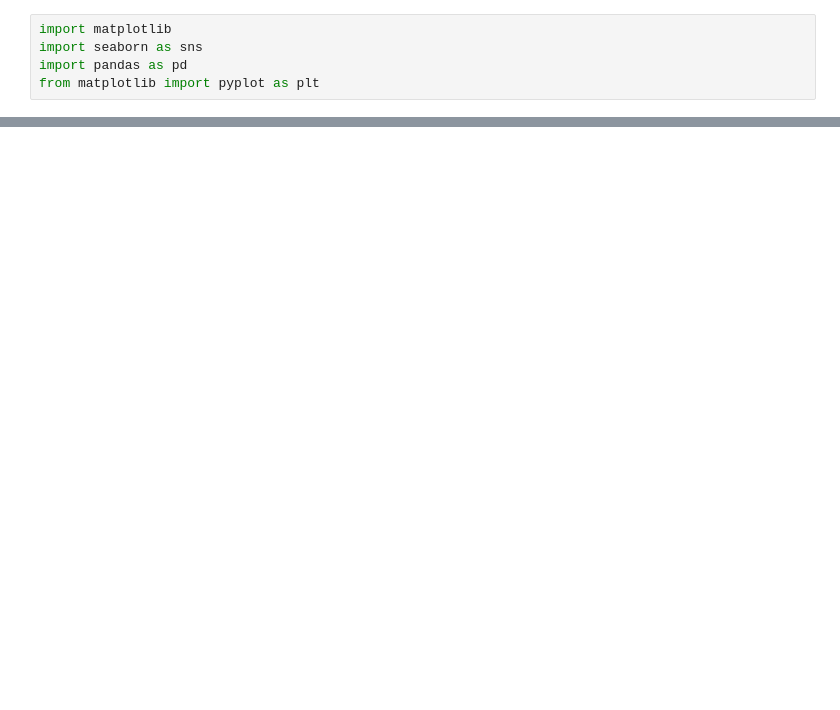
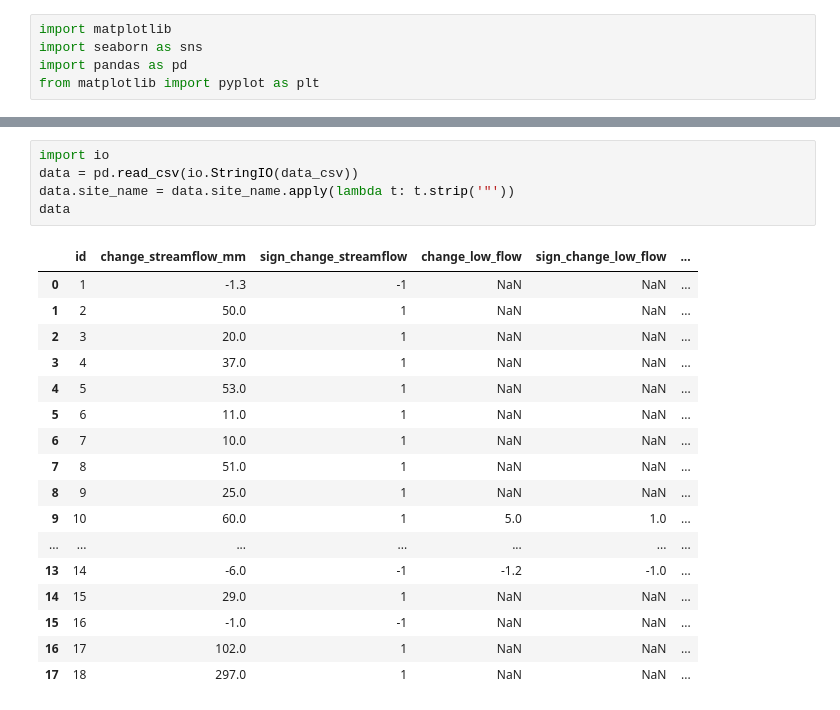
Before and after one commit to rusucosmin/dv, a Jupyter notebook: prototype_plots.ipynb, the cells around one changed output, grey strips where cells are left out. Saved outputs shown, nothing was run; the diff lists cells and outputs as text; blank space fills up the shorter version.

```diff
--- a/prototype_plots.ipynb
+++ b/prototype_plots.ipynb
@@ -93,3 +34,26 @@ sns.set_context('notebook', font_scale=2.5)
+# %%
+import io
+data = pd.read_csv(io.StringIO(data_csv))
+data.site_name = data.site_name.apply(lambda t: t.strip('"'))
+data
+# %% [output]
+|  | id | change_streamflow_mm | sign_change_streamflow | change_low_flow | sign_change_low_flow | ... |
+| 0 | 1 | -1.3 | -1 | NaN | NaN | ... |
+| 1 | 2 | 50.0 | 1 | NaN | NaN | ... |
+| 2 | 3 | 20.0 | 1 | NaN | NaN | ... |
+| 3 | 4 | 37.0 | 1 | NaN | NaN | ... |
+| 4 | 5 | 53.0 | 1 | NaN | NaN | ... |
+| 5 | 6 | 11.0 | 1 | NaN | NaN | ... |
+| 6 | 7 | 10.0 | 1 | NaN | NaN | ... |
+| 7 | 8 | 51.0 | 1 | NaN | NaN | ... |
+| 8 | 9 | 25.0 | 1 | NaN | NaN | ... |
+| 9 | 10 | 60.0 | 1 | 5.0 | 1.0 | ... |
+| ... | ... | ... | ... | ... | ... | ... |
+| 13 | 14 | -6.0 | -1 | -1.2 | -1.0 | ... |
+| 14 | 15 | 29.0 | 1 | NaN | NaN | ... |
+| 15 | 16 | -1.0 | -1 | NaN | NaN | ... |
+| 16 | 17 | 102.0 | 1 | NaN | NaN | ... |
+| 17 | 18 | 297.0 | 1 | NaN | NaN | ... |
 # %%
 fig, ax = plt.subplots()
 
```
Also changed, not shown: parts of 6 cells of this notebook.
